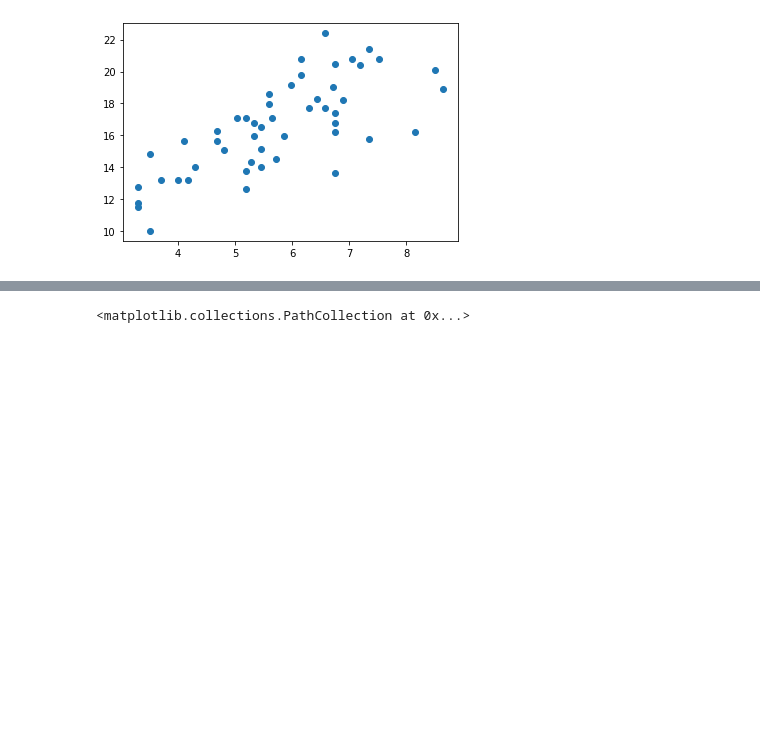
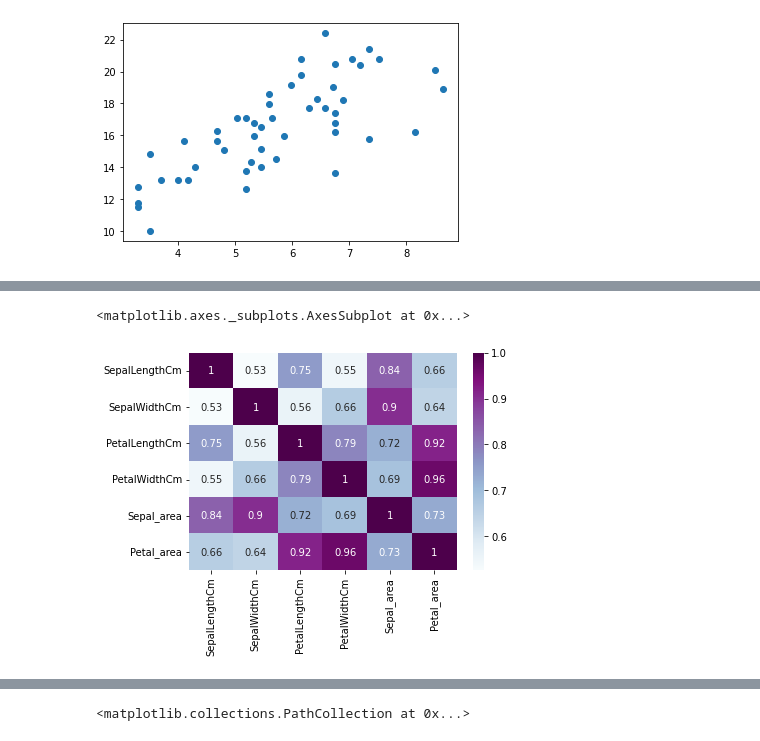
Before and after one commit to BlueElf246/datle2403, a Jupyter notebook: iris_analyse.ipynb, the cells around one changed output, grey strips where cells are left out. Cells and saved outputs as stored; diff of their text form; code cells hidden in the pictures; blank space fills up the shorter version.

```diff
--- a/iris_analyse.ipynb
+++ b/iris_analyse.ipynb
@@ -362,0 +373,6 @@ virginica.corr()
+# %%
+
+sns.heatmap(versicolor.corr(),annot=True,cmap = 'BuPu')
+# %% [output]
+<matplotlib.axes._subplots.AxesSubplot at 0x...>
+[figure, added]
```
Also changed, not shown: parts of 12 cells of this notebook.
